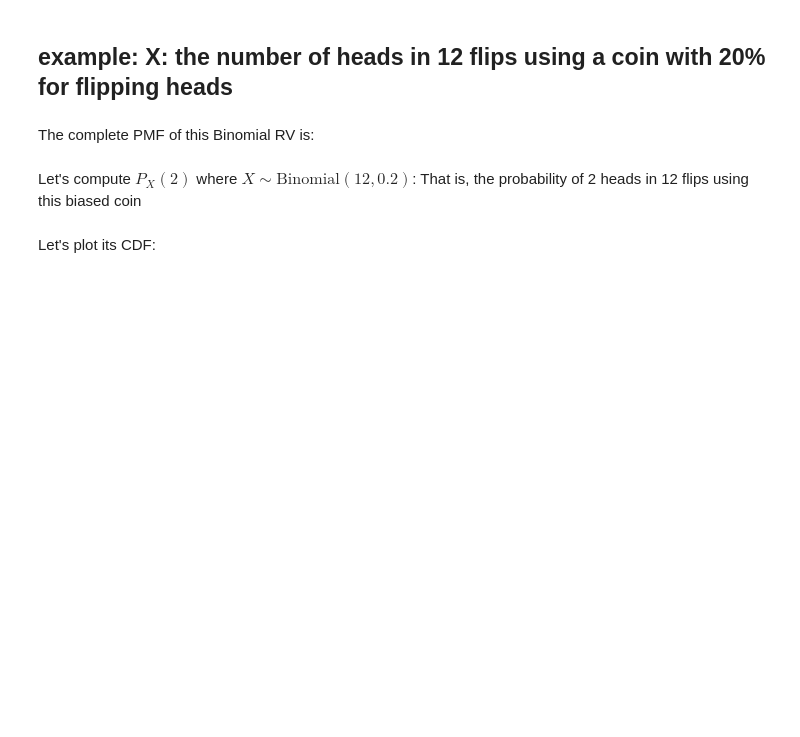
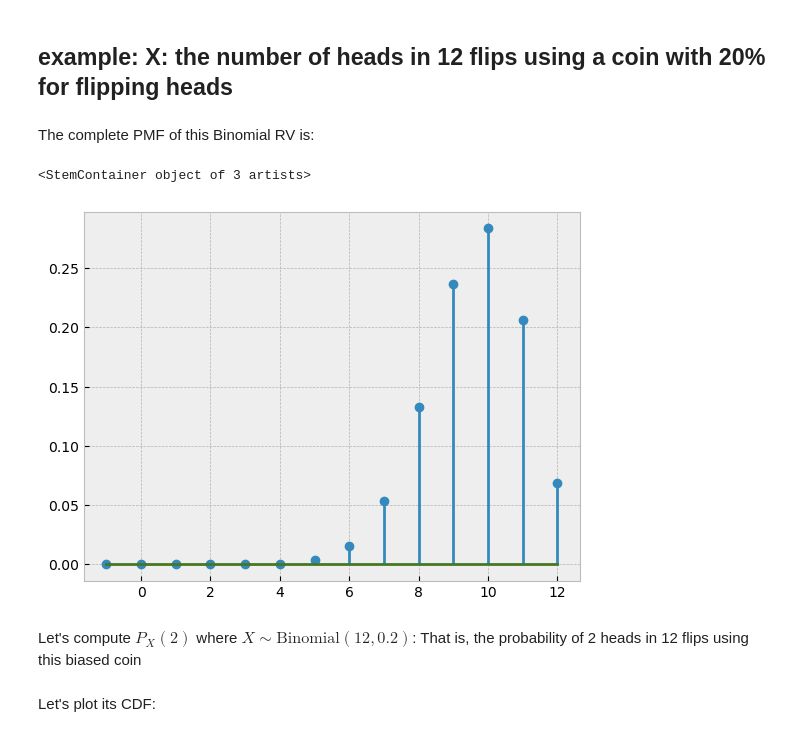
Before and after one commit to tyler-ruble/eel3850S25, a Jupyter notebook: lectures/lecture06-RandomVariables/lecture6-discreteRV-in-class-edits.ipynb, the cells around one changed output. Cells and saved outputs as stored; diff of their text form; code cells hidden in the pictures; blank space fills up the shorter version.

```diff
--- a/lectures/lecture06-RandomVariables/lecture6-discreteRV-in-class-edits.ipynb
+++ b/lectures/lecture06-RandomVariables/lecture6-discreteRV-in-class-edits.ipynb
@@ -68,7 +135,15 @@ Let's see how to implement a Binomial RV in Python
 # %% [markdown]
 ## example: X: the number of heads in 12 flips using a coin with 20% for flipping heads
+# %%
+Bn = stats.binom(12, 0.8)
 # %% [markdown]
 The complete PMF of this Binomial RV is:
+# %%
+bn = range(-1, 13)
+plt.stem(bn, Bn.pmf(bn))
+# %% [output]
+<StemContainer object of 3 artists>
+[figure, added]
 # %% [markdown]
 Let's compute $P_X(2)$ where $X \sim \text{Binomial}(12,0.2)$: That is, the probability of 2 heads in 12 flips using this biased coin
 # %% [markdown]
```
Also changed, not shown: parts of 27 cells of this notebook.
